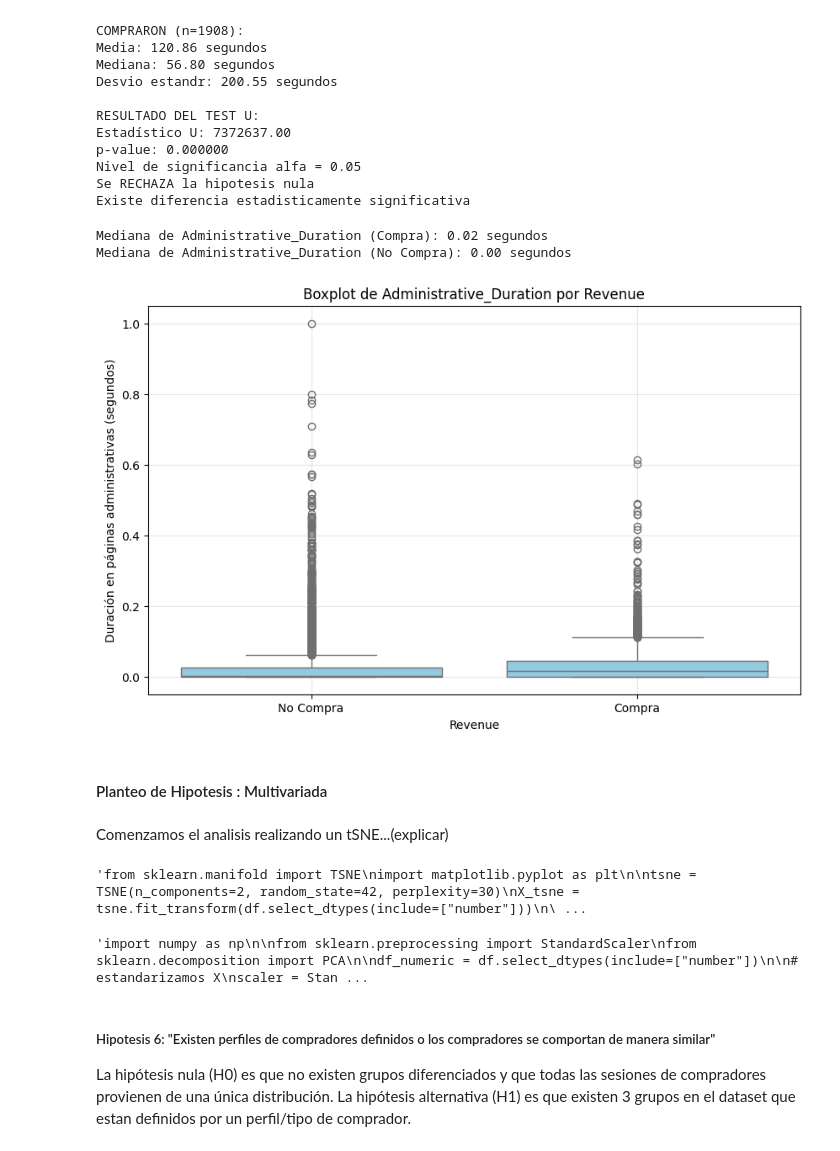
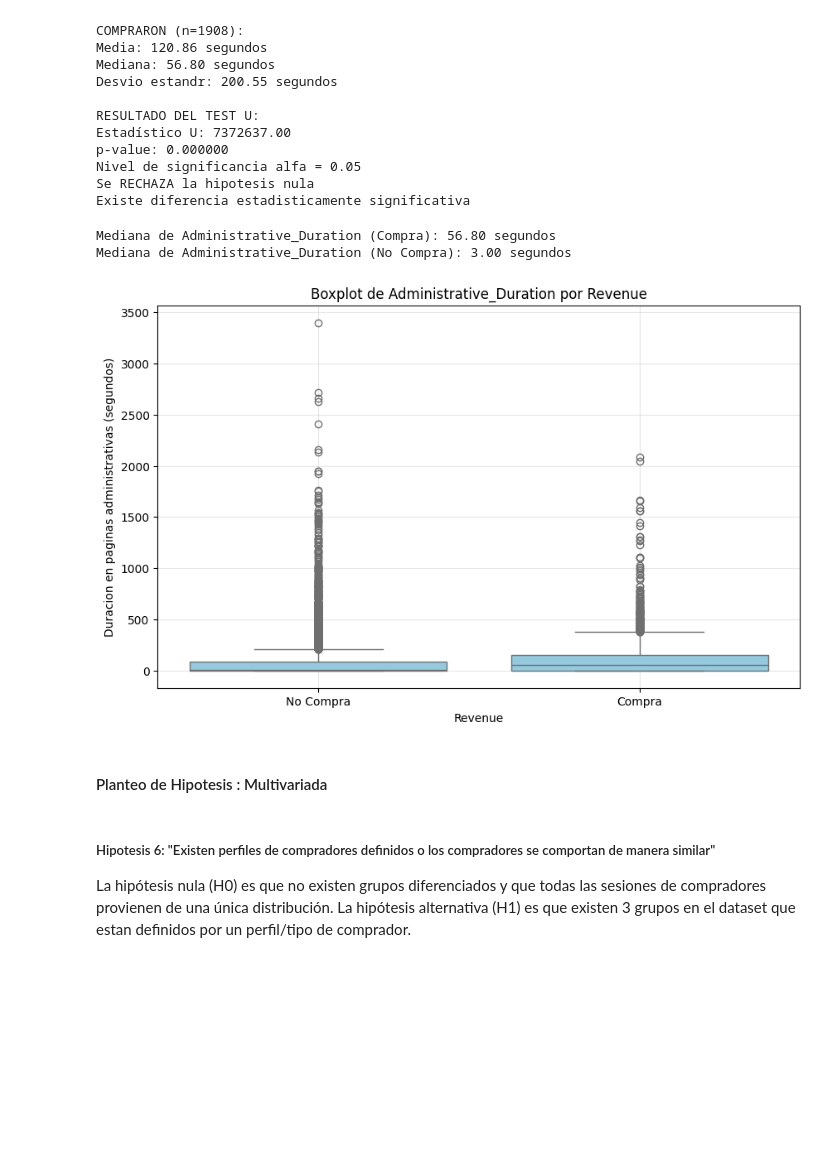
Before and after one commit to Simon22-lab/TPE-Abraham-Cisilino-2025, a Jupyter notebook: tpe.ipynb, the cells around one changed output. Drawn from its saved outputs; the diff is of its cells as text; code cells hidden in the pictures; blank space fills up the shorter version.

```diff
--- a/tpe.ipynb
+++ b/tpe.ipynb
@@ -624,90 +628,30 @@ Existe diferencia estadisticamente significativa
 # %%
 # Filtrar las sesiones con compra
 grupo_compra = df[df["Revenue"] == True]["Administrative_Duration"]
 grupo_no_compra = df[df["Revenue"] == False]["Administrative_Duration"]
 
 # Calcular medianas (para mostrarlas en pantalla)
 mediana_compra = grupo_compra.median()
 mediana_no_compra = grupo_no_compra.median()
 
 print(f"Mediana de Administrative_Duration (Compra): {mediana_compra:.2f} segundos")
 print(f"Mediana de Administrative_Duration (No Compra): {mediana_no_compra:.2f} segundos")
 
 # Boxplot con eje Y completo
 plt.figure(figsize=(10, 6))
 sns.boxplot(data=df, x='Revenue', y='Administrative_Duration',color="skyblue")
 plt.title('Boxplot de Administrative_Duration por Revenue')
 plt.xlabel('Revenue')
 plt.xticks([0, 1], ['No Compra', 'Compra'])
-plt.ylabel('Duración en páginas administrativas (segundos)')
+plt.ylabel('Duracion en paginas administrativas (segundos)')
 plt.grid(True, alpha=0.3)
-
-# Ajustar el eje Y para que se vea toda la escala (opcional: puedes ajustarlo manualmente)
-# Si quieres forzar el rango del eje Y:
-# plt.ylim(0, 5000)  # Ajusta este valor según tus datos
-
 plt.show()
 # %% [output]
-Mediana de Administrative_Duration (Compra): 0.02 segundos
-Mediana de Administrative_Duration (No Compra): 0.00 segundos
+Mediana de Administrative_Duration (Compra): 56.80 segundos
+Mediana de Administrative_Duration (No Compra): 3.00 segundos
-[figure, old version]
+[figure, new version]
 # %% [markdown]
 #### Planteo de Hipotesis : Multivariada
-# %% [markdown]
-Comenzamos el analisis realizando un tSNE...(explicar)
-# %%
-"""from sklearn.manifold import TSNE
-import matplotlib.pyplot as plt
-
-tsne = TSNE(n_components=2, random_state=42, perplexity=30)
-X_tsne = tsne.fit_transform(df.select_dtypes(include=["number"]))
-
-# Mapear VisitorType a colores
-visitortype_map = {"New_Visitor": 0, "Returning_Visitor": 1, "Other": 2}
-colors = np.array([visitortype_map.get(str(typ), 3) for typ in df["VisitorType"]])
-
-# Graficar
-plt.figure(figsize=(12, 8))
-scatter = plt.scatter(X_tsne[:, 0], X_tsne[:, 1], c=colors, alpha=0.7, s=30, cmap="Set1")
-
-# Leyenda
-legend_labels = ["New_Visitor", "Returning_Visitor", "Other"]
-plt.legend(handles=scatter.legend_elements()[0], labels=legend_labels, title="Tipo de Visitante")
-
-plt.title("t-SNE - Coloreado por Tipo de Visitante")
-plt.xlabel("Componente t-SNE 1")
-plt.ylabel("Componente t-SNE 2")
-plt.show()"""
-# %% [output]
-'from sklearn.manifold import TSNE\nimport matplotlib.pyplot as plt\n\ntsne = TSNE(n_components=2, random_state=42, perplexity=30)\nX_tsne = tsne.fit_transform(df.select_dtypes(include=["number"]))\n\ ...
-# %%
-"""import numpy as np
-
-from sklearn.preprocessing import StandardScaler
-from sklearn.decomposition import PCA
-
-df_numeric = df.select_dtypes(include=["number"])
-
-# estandarizamos X
-scaler = StandardScaler()
-X_scaled = scaler.fit_transform(df_numeric)
-
-print(np.mean(X_scaled, axis=0))
-print(np.std(X_scaled, axis=0))
-
-
-# Ahora aplicamos PCA a los datos estandarizados
-pca = PCA(n_components=2)
-X_pca = pca.fit_transform(X_scaled)
-# graficamos los datos
-plt.scatter(X_pca[:,0], X_pca[:,1])
-plt.grid(True)
-plt.xlabel("Proyección PCA 1")
-plt.ylabel("Proyección PCA 2")
-plt.title("Proyección del conjunto de datos a 2 dimensiones")
-plt.show()"""
-# %% [output]
-'import numpy as np\n\nfrom sklearn.preprocessing import StandardScaler\nfrom sklearn.decomposition import PCA\n\ndf_numeric = df.select_dtypes(include=["number"])\n\n# estandarizamos X\nscaler = Stan ...
 # %% [markdown]
 ##### Hipotesis 6: "Existen perfiles de compradores definidos o los compradores se comportan de manera similar"
 
```
Also changed, not shown: parts of 18 cells of this notebook.
